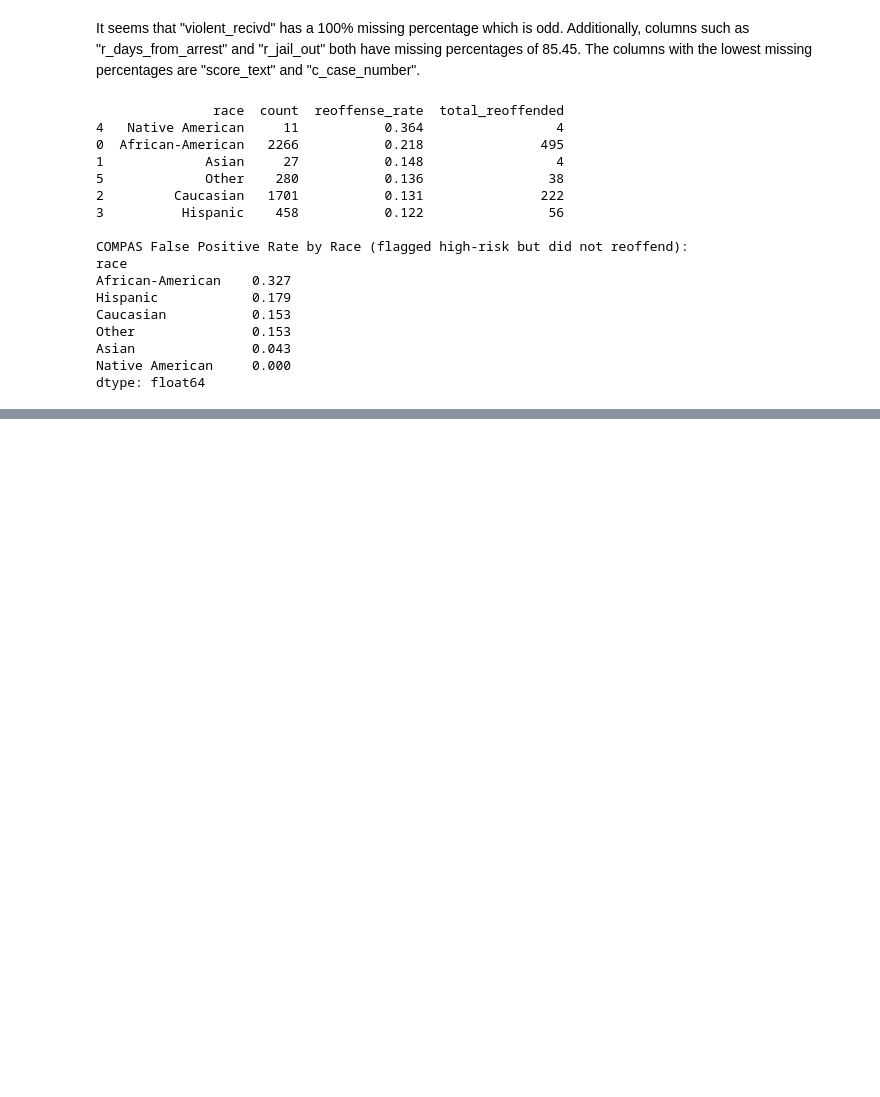
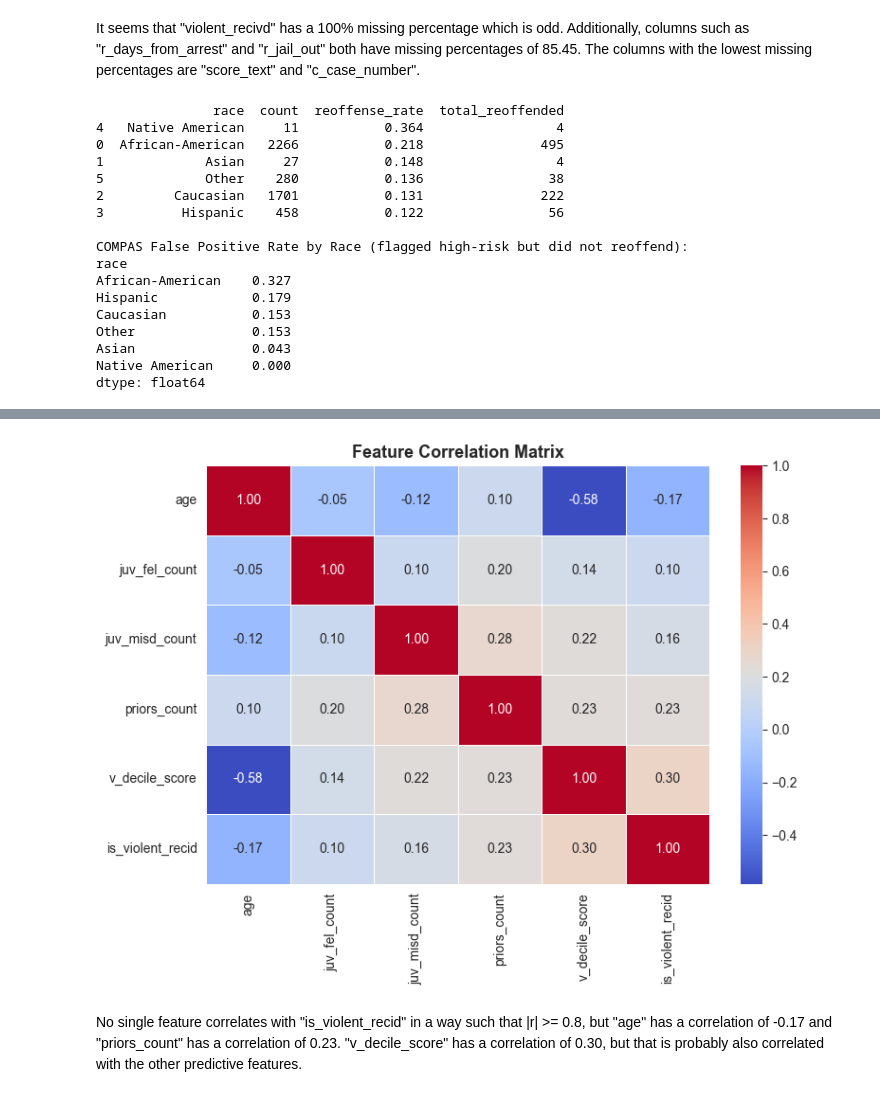
Before and after one commit to pillaiarjun/recidivai, a Jupyter notebook: notebooks/01_eda.ipynb, the cells around one changed output, grey strips where cells are left out. Drawn from its saved outputs; the diff is of its cells as text; code cells hidden in the pictures; blank space fills up the shorter version.

```diff
--- a/notebooks/01_eda.ipynb
+++ b/notebooks/01_eda.ipynb
@@ -135,0 +156,16 @@ dtype: float64
+# %%
+corr_cols = ['age', 'juv_fel_count', 'juv_misd_count', 'priors_count', 'v_decile_score', 'is_violent_recid']
+
+corr_matrix = df[corr_cols].corr()
+
+fig, ax = plt.subplots(figsize=(8, 6))
+
+sns.heatmap(corr_matrix, annot=True, fmt='.2f', cmap='coolwarm', ax=ax, linewidths=0.5)
+ax.set_title('Feature Correlation Matrix', fontsize=13, fontweight='bold')
+plt.tight_layout()
+plt.savefig('../docs/correlation_matrix.png', dpi=150)
+plt.show()
+# %% [output]
+[figure, added]
+# %% [markdown]
+No single feature correlates with "is_violent_recid" in a way such that |r| >= 0.8, but "age" has a correlation of -0.17 and "priors_count" has a correlation of 0.23. "v_decile_score" has a correlation of 0.30, but that is probably also correlated with the other predictive features.
```
Also changed, not shown: parts of 1 cell of this notebook, 3 other files.
